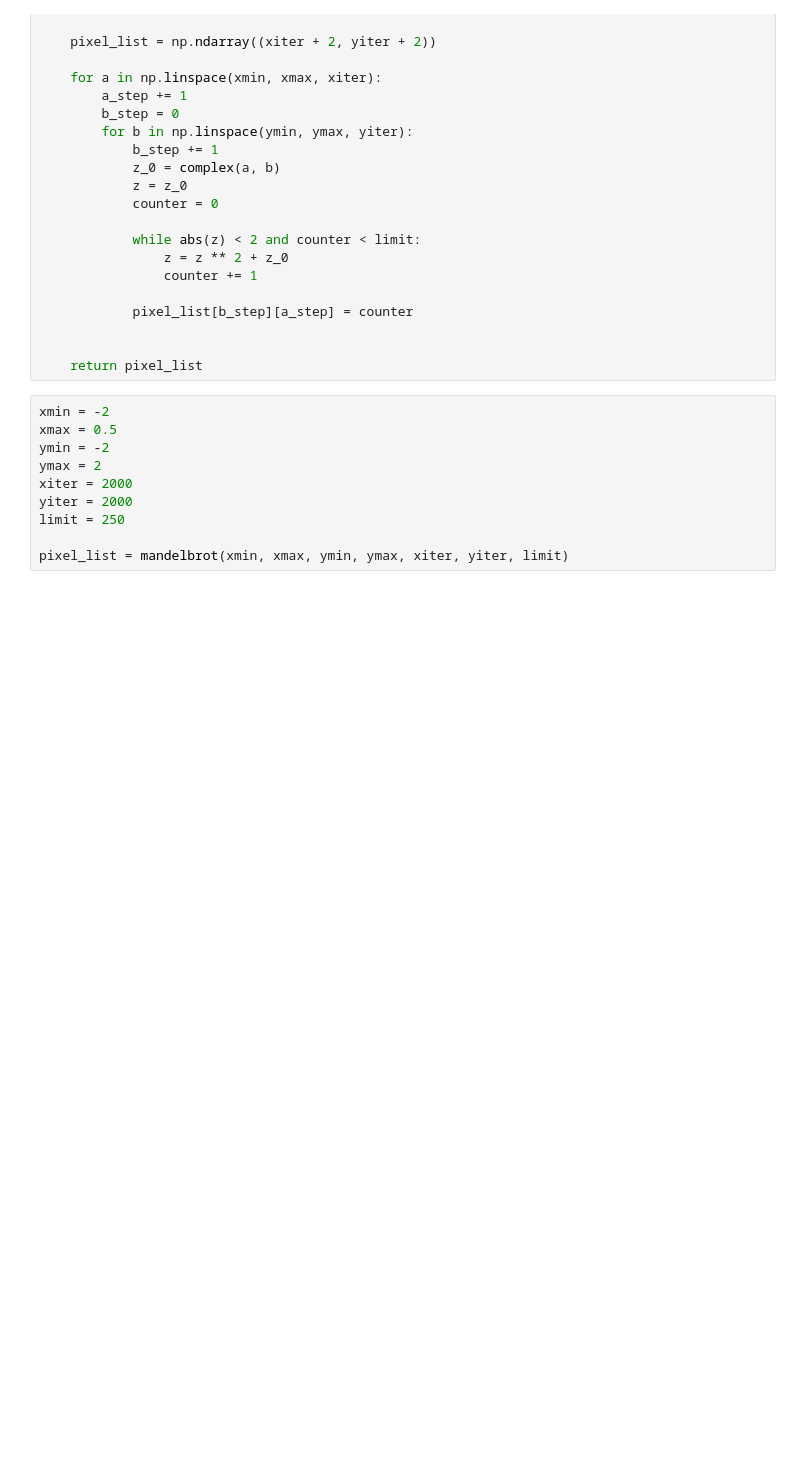
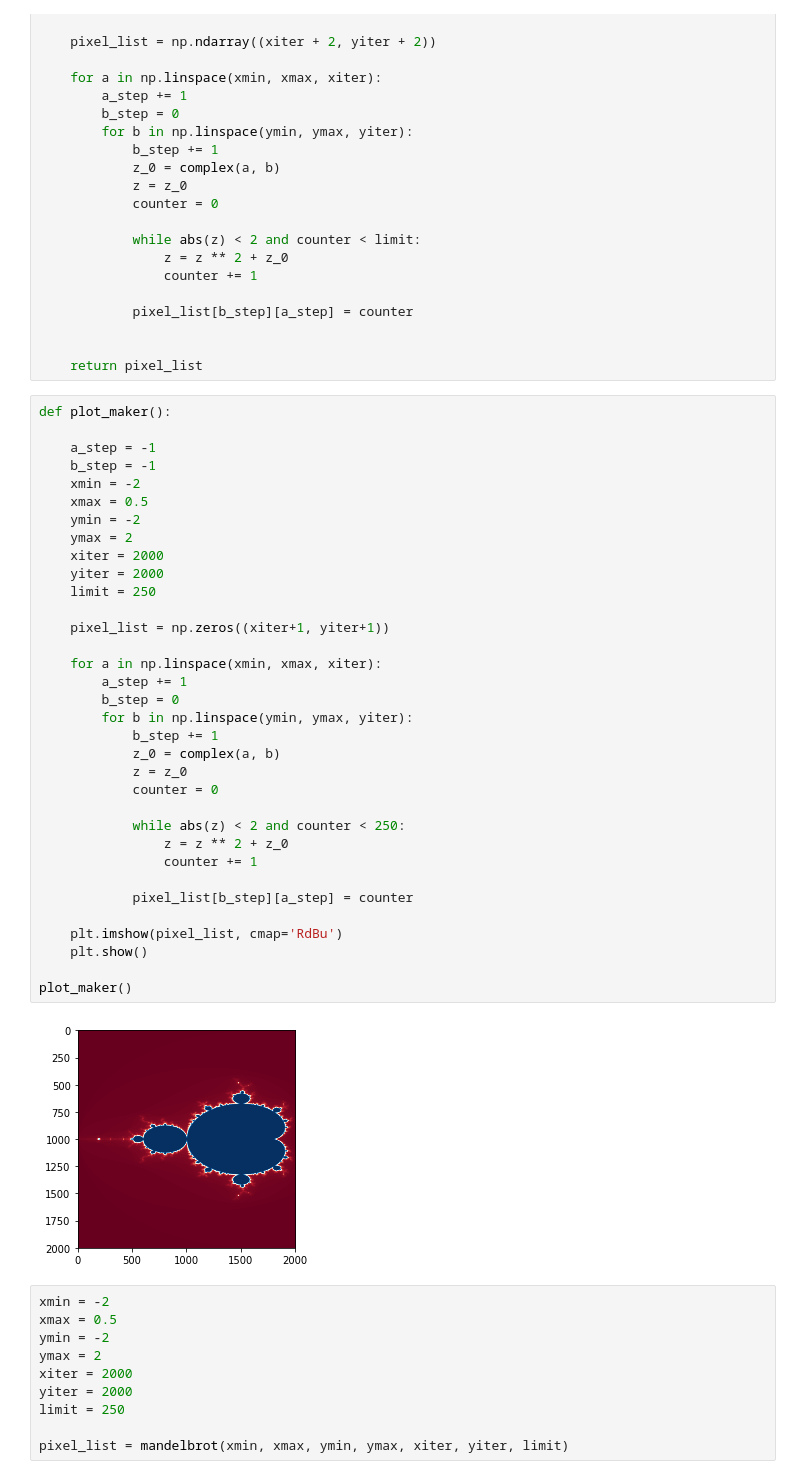
Before and after one commit to PeterVoerman/StochSim, a Jupyter notebook: mandelbrot.ipynb, the cells around one changed output. Cells and saved outputs as stored; diff of their text form; blank space fills up the shorter version.

Commit message:
Added picture_maker to mandelbrot.ipynb

```diff
--- a/mandelbrot.ipynb
+++ b/mandelbrot.ipynb
@@ -27,6 +27,42 @@ def mandelbrot(xmin, xmax, ymin, ymax, xiter, yiter, limit):
 
 
     return pixel_list
+# %%
+def plot_maker():
+
+    a_step = -1
+    b_step = -1
+    xmin = -2
+    xmax = 0.5
+    ymin = -2
+    ymax = 2
+    xiter = 2000
+    yiter = 2000
+    limit = 250
+
+    pixel_list = np.zeros((xiter+1, yiter+1))
+
+    for a in np.linspace(xmin, xmax, xiter):
+        a_step += 1
+        b_step = 0
+        for b in np.linspace(ymin, ymax, yiter):
+            b_step += 1
+            z_0 = complex(a, b)
+            z = z_0
+            counter = 0
+
+            while abs(z) < 2 and counter < 250:
+                z = z ** 2 + z_0
+                counter += 1
+
+            pixel_list[b_step][a_step] = counter
+
+    plt.imshow(pixel_list, cmap='RdBu')
+    plt.show()
+
+plot_maker()
+# %% [output]
+[figure, added]
 # %%
 xmin = -2
 xmax = 0.5
```
Also changed, not shown: 1 other file.
